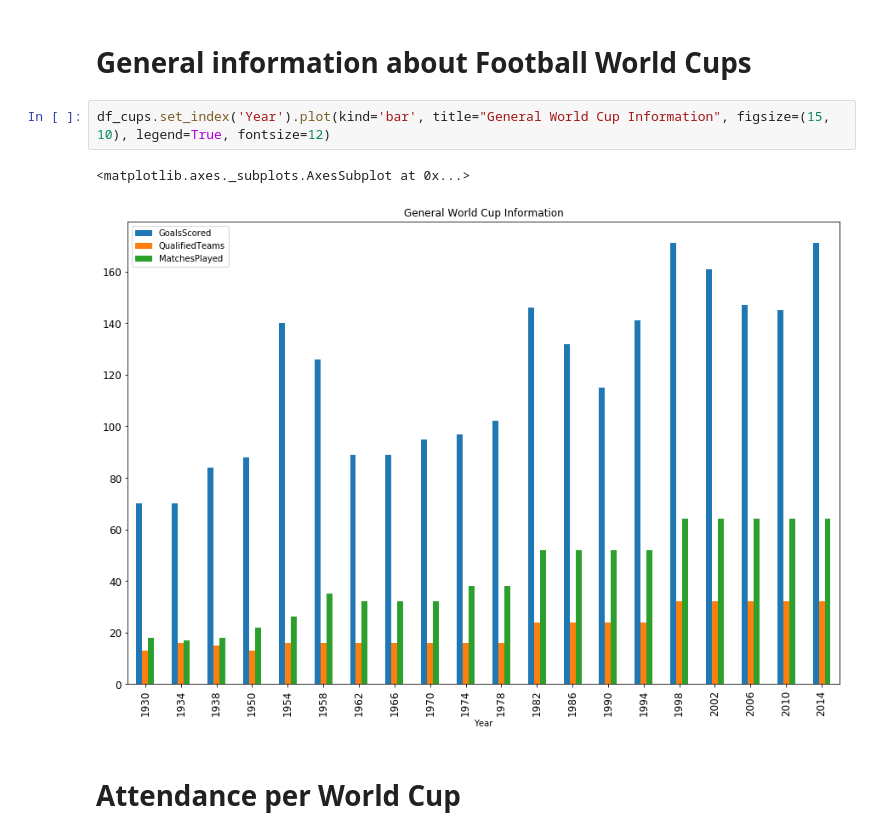
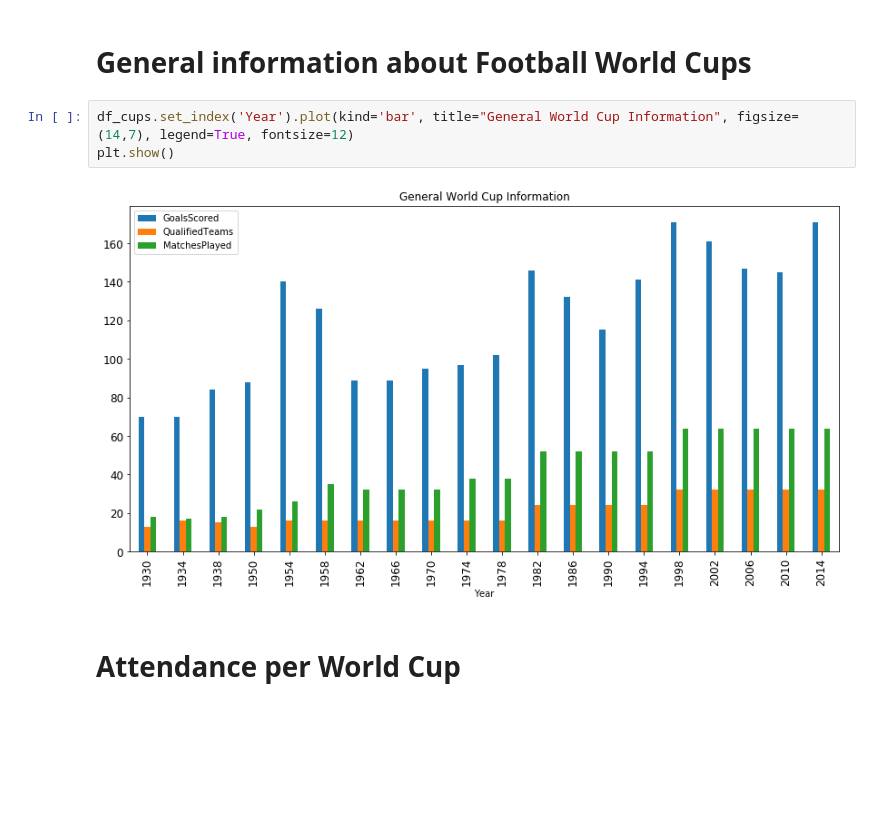
Before and after one commit to bhilprecht/ml-world-championship, a Jupyter notebook: FIFA_WM_Henrik.ipynb, the cells around one changed output. Cells and saved outputs as stored; diff of their text form; blank space fills up the shorter version.

```diff
--- a/FIFA_WM_Henrik.ipynb
+++ b/FIFA_WM_Henrik.ipynb
@@ -16,10 +16,10 @@ df_penalties = pd.read_csv('data_prepared/penalties.csv', encoding='iso-8859-1',
 # %% [markdown]
 # General information about Football World Cups
 # %%
-df_cups.set_index('Year').plot(kind='bar', title="General World Cup Information", figsize=(15, 10), legend=True, fontsize=12)
+df_cups.set_index('Year').plot(kind='bar', title="General World Cup Information", figsize=(14,7), legend=True, fontsize=12)
+plt.show()
 # %% [output]
-<matplotlib.axes._subplots.AxesSubplot at 0x...>
-[figure, old version]
+[figure, new version]
 # %% [markdown]
 # Attendance per World Cup
 # %%
```
Also changed, not shown: parts of 13 cells of this notebook, 1 other file.
